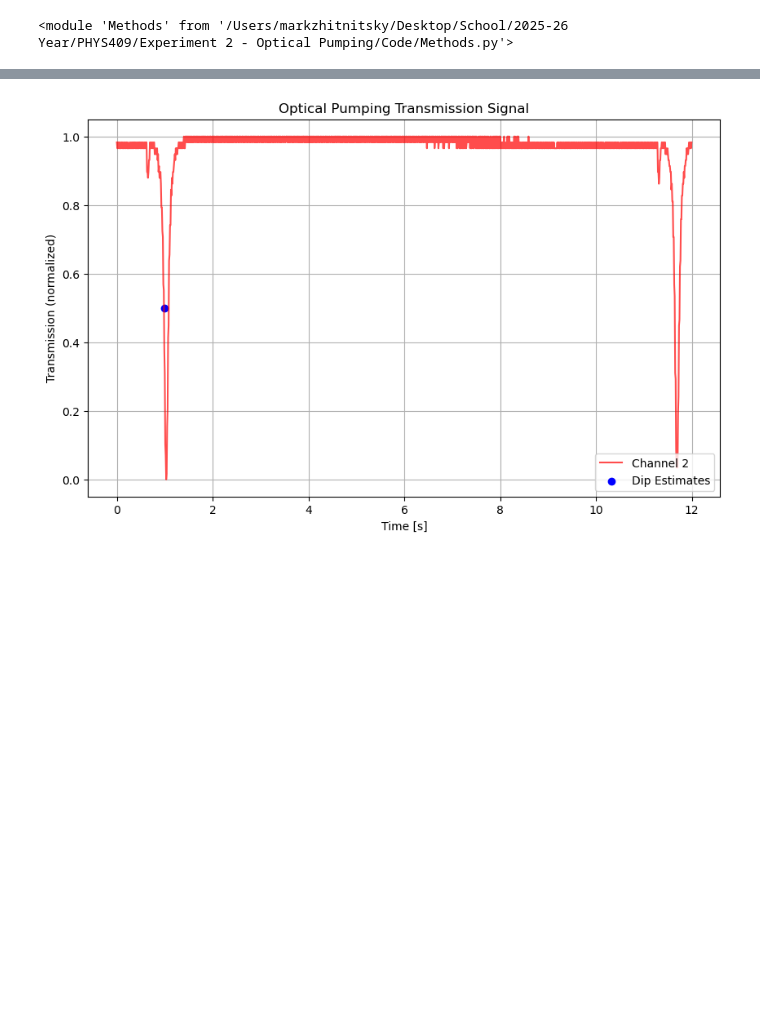
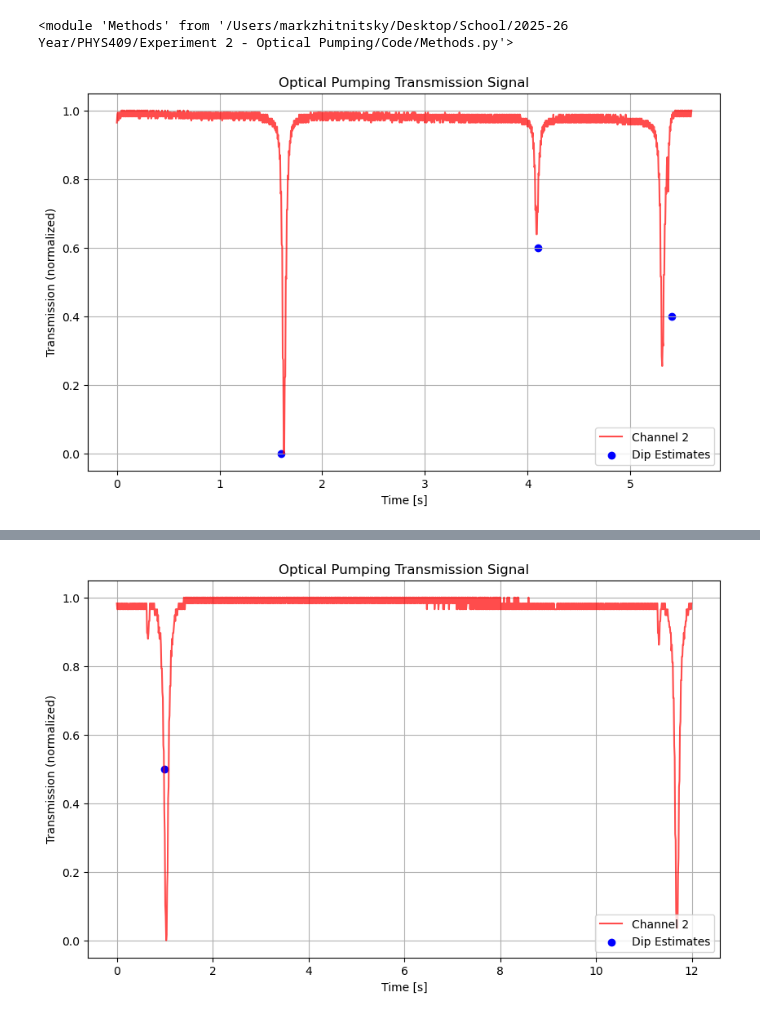
Before and after one commit to MarkZhit/PHYS409-Optical_Pumping, a Jupyter notebook: BhorizCalibration.ipynb, the cells around one changed output, grey strips where cells are left out. Drawn from its saved outputs; the diff is of its cells as text; code cells hidden in the pictures; blank space fills up the shorter version.

```diff
--- a/BhorizCalibration.ipynb
+++ b/BhorizCalibration.ipynb
@@ -12,3 +12,19 @@ import importlib
 importlib.reload(m)
 # %% [output]
 <module 'Methods' from '/Users/markzhitnitsky/Desktop/School/2025-26 Year/PHYS409/Experiment 2 - Optical Pumping/Code/Methods.py'>
+# %%
+freq = 195
+savename = "5s measurement Mar 9 - " + str(freq) + 'kHz'
+time, y1, y2, y2_norm = m.read_transmission_csv('./data/Mar 9 measurement/NewFile' + str(freq) + 'kHz' + '.csv')
+# %%
+t0 = 0.4
+nCut = (t0 // (time[1] - time[0])).astype(int)
+
+time_cutFirst = time[nCut:] - t0
+y2_norm_cutFirst = y2_norm[nCut:]
+
+x0s = np.array([1.6,4.1,5.4])
+
+m.plot_normalized_transmission(time_cutFirst, y2_norm_cutFirst, x0s, savename)
+# %% [output]
+[figure, added]
```
Also changed, not shown: parts of 9 cells of this notebook, 18 other files.
